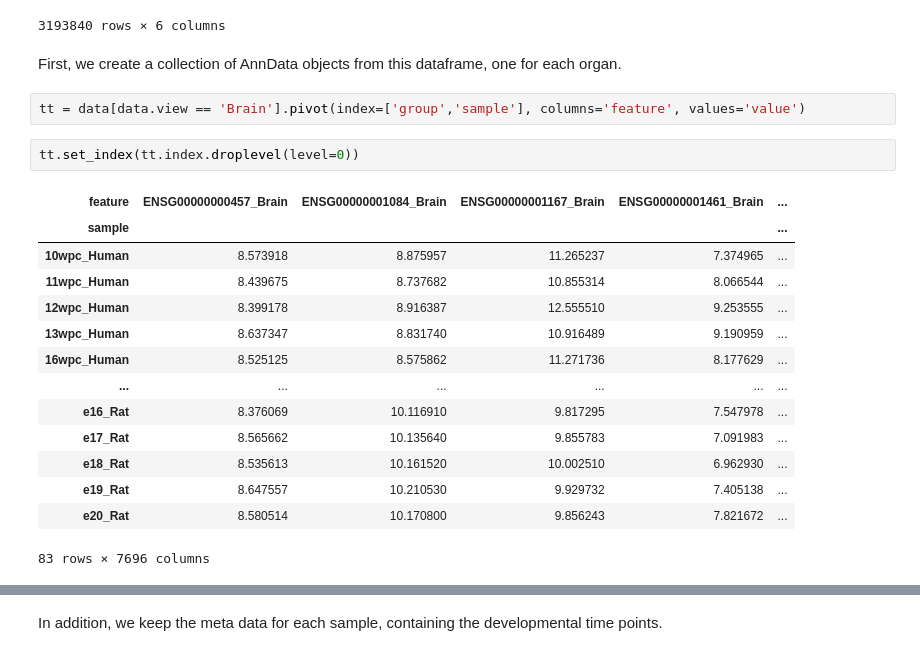
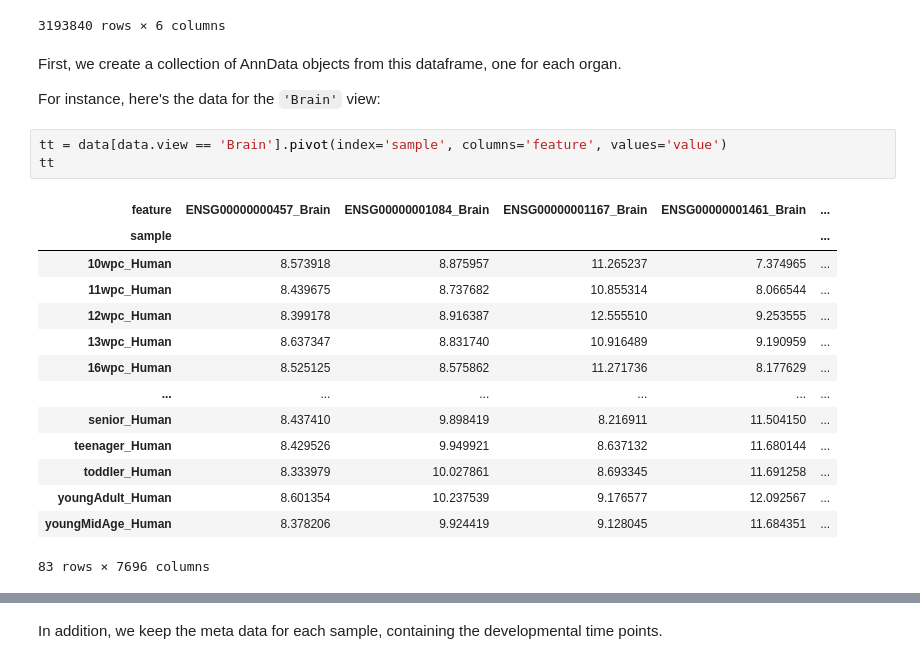
Before and after one commit to scverse/muon-tutorials, a Jupyter notebook: MEFISTO_evodevo.ipynb, the cells around one changed output, grey strips where cells are left out. Drawn from its saved outputs; the diff is of its cells as text.

```diff
--- a/MEFISTO_evodevo.ipynb
+++ b/MEFISTO_evodevo.ipynb
@@ -30,23 +35,24 @@ data
 3193840 rows × 6 columns
 # %% [markdown]
 First, we create a collection of AnnData objects from this dataframe, one for each organ.
+
+For instance, here's the data for the `'Brain'` view:
 # %%
-tt = data[data.view == 'Brain'].pivot(index=['group','sample'], columns='feature', values='value')
+tt = data[data.view == 'Brain'].pivot(index='sample', columns='feature', values='value')
+tt
+# %% [output]
+| feature | ENSG00000000457_Brain | ENSG00000001084_Brain | ENSG00000001167_Brain | ENSG00000001461_Brain | ... |
+| sample |  |  |  |  | ... |
+| 10wpc_Human | 8.573918 | 8.875957 | 11.265237 | 7.374965 | ... |
+| 11wpc_Human | 8.439675 | 8.737682 | 10.855314 | 8.066544 | ... |
+| 12wpc_Human | 8.399178 | 8.916387 | 12.555510 | 9.253555 | ... |
+| 13wpc_Human | 8.637347 | 8.831740 | 10.916489 | 9.190959 | ... |
+| 16wpc_Human | 8.525125 | 8.575862 | 11.271736 | 8.177629 | ... |
+| ... | ... | ... | ... | ... | ... |
+| senior_Human | 8.437410 | 9.898419 | 8.216911 | 11.504150 | ... |
+| teenager_Human | 8.429526 | 9.949921 | 8.637132 | 11.680144 | ... |
+| toddler_Human | 8.333979 | 10.027861 | 8.693345 | 11.691258 | ... |
+| youngAdult_Human | 8.601354 | 10.237539 | 9.176577 | 12.092567 | ... |
+| youngMidAge_Human | 8.378206 | 9.924419 | 9.128045 | 11.684351 | ... |
+83 rows × 7696 columns
-# %%
-tt.set_index(tt.index.droplevel(level=0))
-# %% [output]
-| feature | ENSG00000000457_Brain | ENSG00000001084_Brain | ENSG00000001167_Brain | ENSG00000001461_Brain | ... |
-| sample |  |  |  |  | ... |
-| 10wpc_Human | 8.573918 | 8.875957 | 11.265237 | 7.374965 | ... |
-| 11wpc_Human | 8.439675 | 8.737682 | 10.855314 | 8.066544 | ... |
-| 12wpc_Human | 8.399178 | 8.916387 | 12.555510 | 9.253555 | ... |
-| 13wpc_Human | 8.637347 | 8.831740 | 10.916489 | 9.190959 | ... |
-| 16wpc_Human | 8.525125 | 8.575862 | 11.271736 | 8.177629 | ... |
-| ... | ... | ... | ... | ... | ... |
-| e16_Rat | 8.376069 | 10.116910 | 9.817295 | 7.547978 | ... |
-| e17_Rat | 8.565662 | 10.135640 | 9.855783 | 7.091983 | ... |
-| e18_Rat | 8.535613 | 10.161520 | 10.002510 | 6.962930 | ... |
-| e19_Rat | 8.647557 | 10.210530 | 9.929732 | 7.405138 | ... |
-| e20_Rat | 8.580514 | 10.170800 | 9.856243 | 7.821672 | ... |
-83 rows × 7696 columns
 # %%
```
Also changed, not shown: parts of 9 cells of this notebook.
